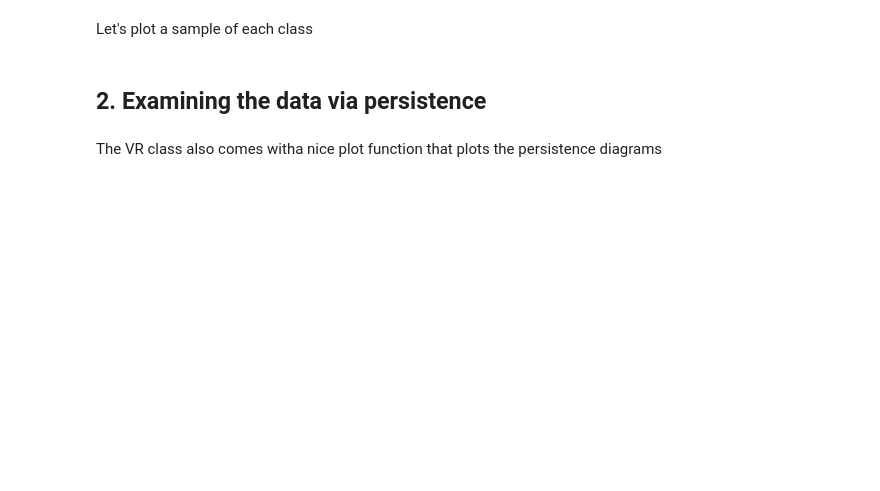
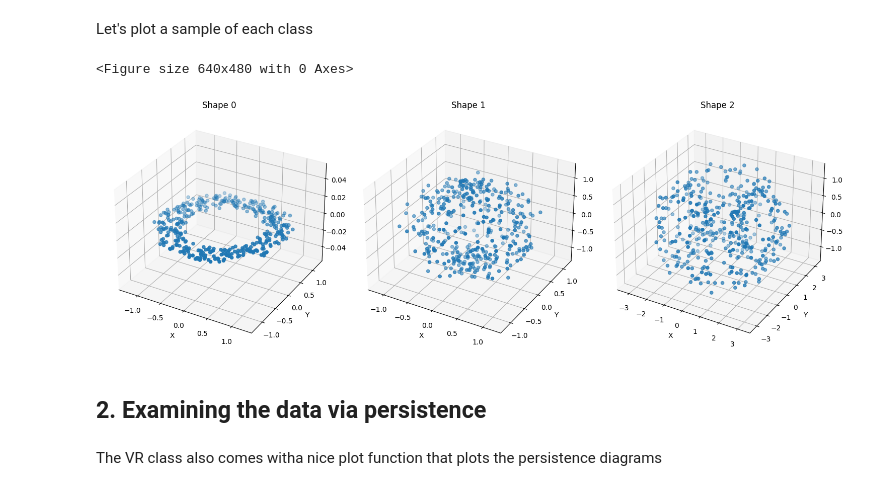
Before and after one commit to AlexandraCiotau/AGQ-computing-2026-HW, a Jupyter notebook: Week7/TDAML_Questions.ipynb, the cells around one changed output. Cells and saved outputs as stored; diff of their text form; code cells hidden in the pictures; blank space fills up the shorter version.

```diff
--- a/Week7/TDAML_Questions.ipynb
+++ b/Week7/TDAML_Questions.ipynb
@@ -53,25 +73,28 @@ from mpl_toolkits.mplot3d import Axes3D
 # %%
 samples = []
 samples_labels = []
 #get a single sample for each label
 for i in range(len(labels_basic)):
     if labels_basic[i] not in samples_labels:
-        samples.append(## FINISH_ME ## )
-        samples_labels.append(## FINISH_ME ## )
+        samples.append(point_clouds_basic[i] )
+        samples_labels.append(labels_basic[i])
 #Plot the point clouds on a 3D projection
 fig = plt.figure()
 # Create a figure with 3 subplots (one for each shape)
 fig = plt.figure(figsize=(15, 5))
-for i in range(## FINISH_ME ## ):
+for i in range(len(samples_labels)):
     ax = fig.add_subplot(1, 3, i+1, projection='3d')
-    ax.scatter(## FINISH_ME ## ) #Hint - be careful  - you're plotting a 3D array!!
+    ax.scatter(samples[i][:,0],samples[i][:,1],samples[i][:,2]) #Hint - be careful  - you're plotting a 3D array!!
     ax.set_title(f'Shape {int(samples_labels[i])}')
     ax.set_xlabel('X')
     ax.set_ylabel('Y')
     ax.set_zlabel('Z')
 
 plt.tight_layout()
 plt.show()
+# %% [output]
+<Figure size 640x480 with 0 Axes>
+[figure, added]
 # %% [markdown]
 ## 2. Examining the data via persistence
 # %%
```
Also changed, not shown: parts of 8 cells of this notebook.
